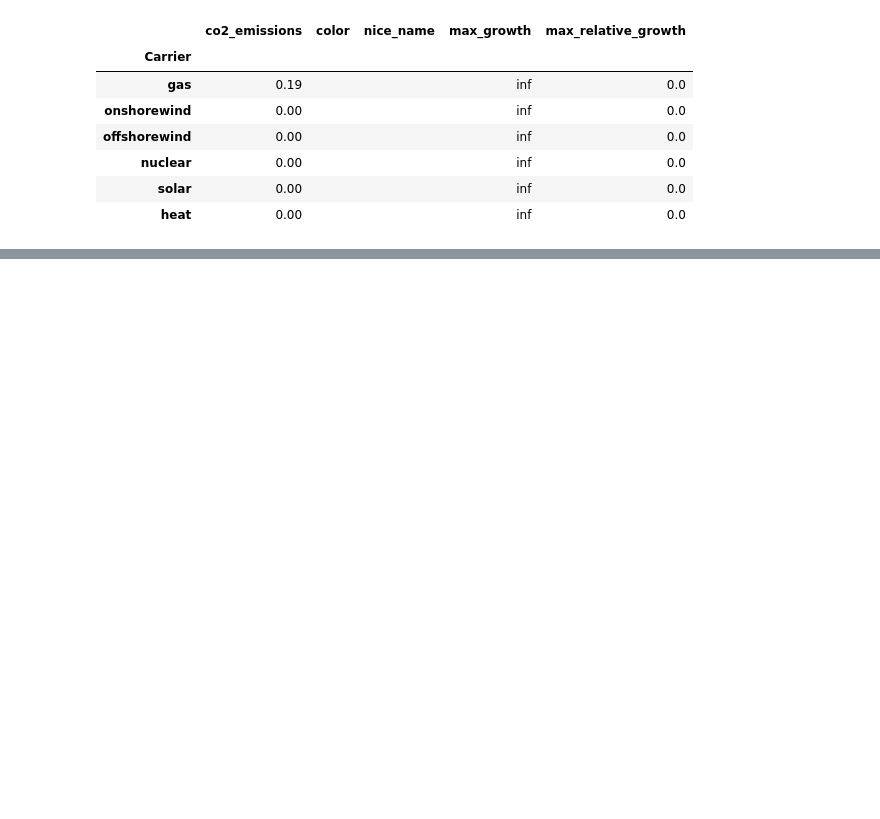
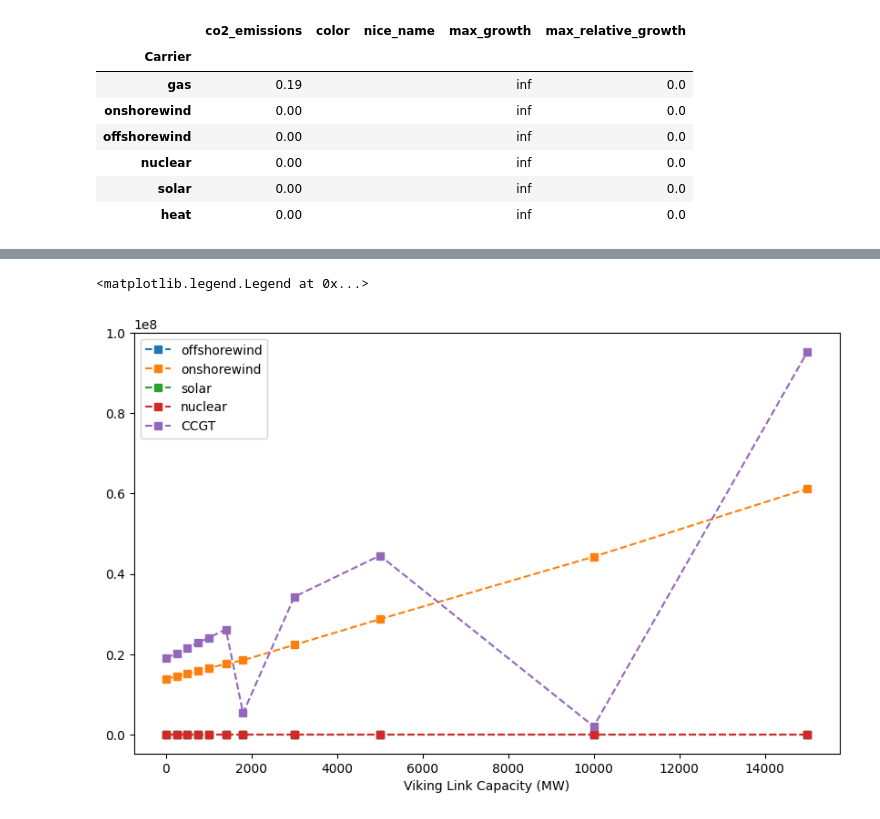
Before and after one commit to CarlosFdHL/ieg_project, a Jupyter notebook: Hmodel.ipynb, the cells around one changed output, grey strips where cells are left out. Saved outputs shown, nothing was run; the diff lists cells and outputs as text; code cells hidden in the pictures; blank space fills up the shorter version.

```diff
--- a/Hmodel.ipynb
+++ b/Hmodel.ipynb
@@ -440,0 +439,11 @@ ax.legend()
+# %%
+# Plot variation of electricity mix with Viking Link capacity
+fig, ax = plt.subplots(figsize=(10, 6))
+for i, source in enumerate(energy_sources):
+    ax.plot(viking_link_capacity, [result["DNK energy mix"][source] for result in results], '--s', label=source)
+ax.set_xlabel("Viking Link Capacity (MW)")
+
+ax.legend()
+# %% [output]
+<matplotlib.legend.Legend at 0x...>
+[figure, added]
```
Also changed, not shown: parts of 8 cells of this notebook, 1 other file.
